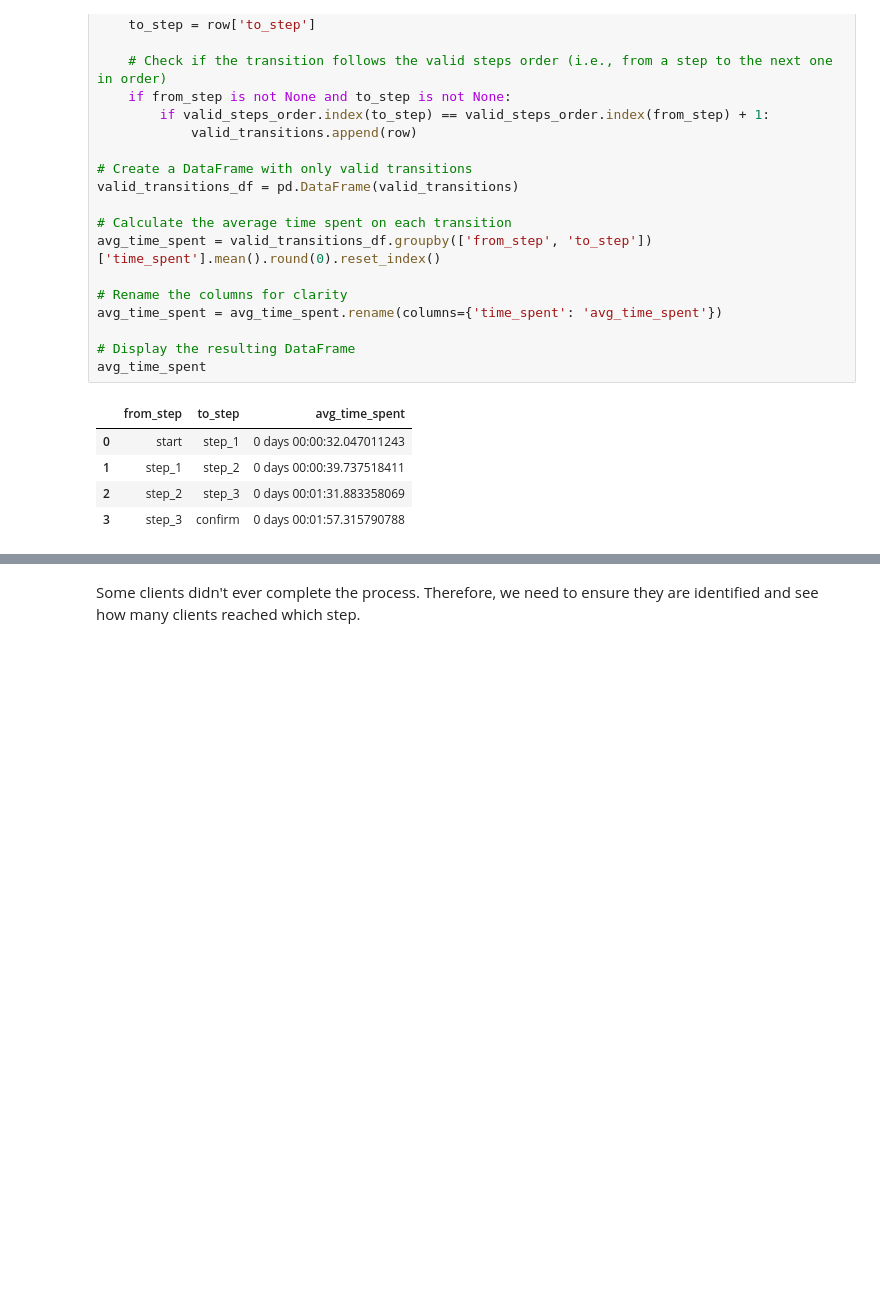
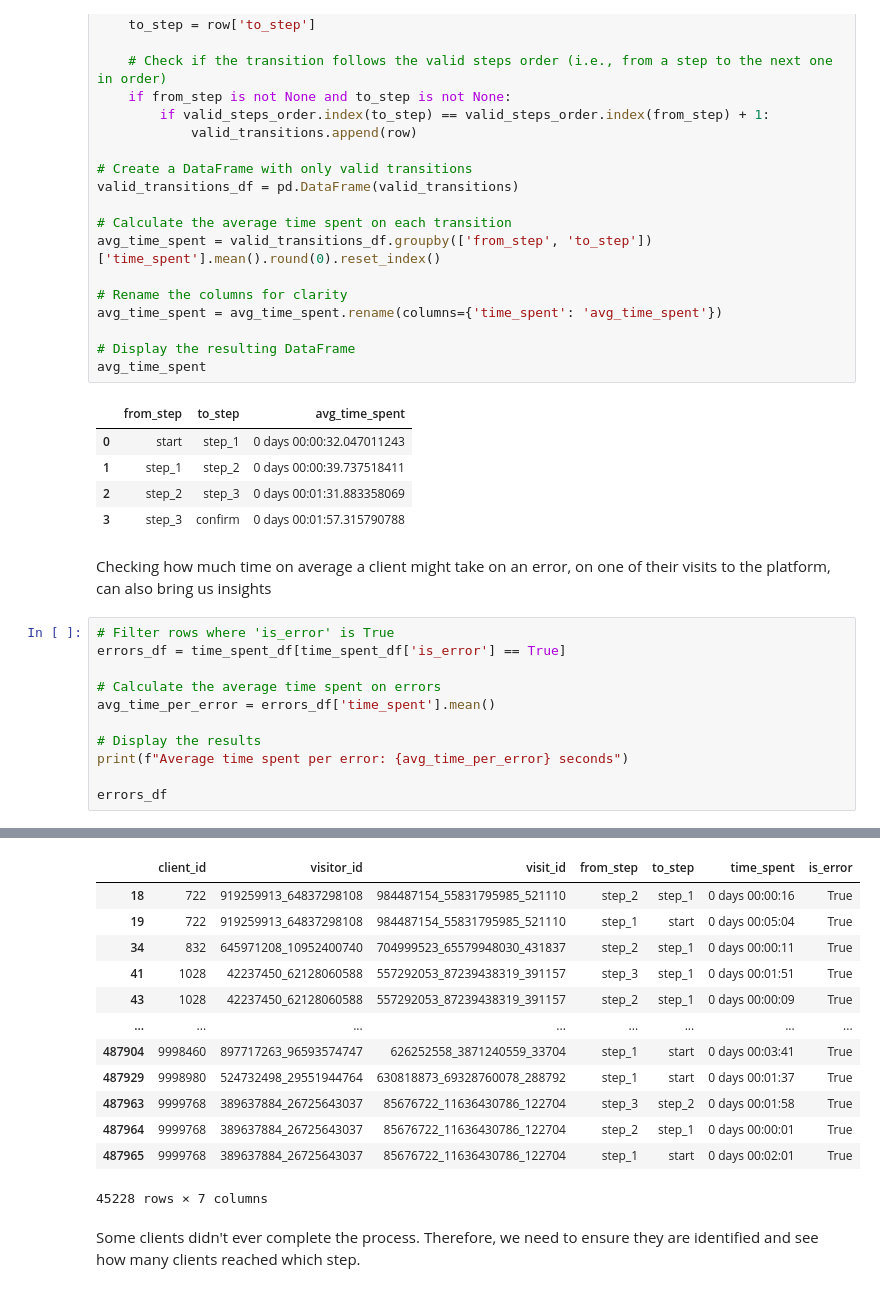
Before and after one commit to johannapfeil/vanguard-ab-test, a Jupyter notebook: notebooks/loading-and-cleaning-data-clara.ipynb, the cells around one changed output, grey strips where cells are left out. Drawn from its saved outputs; the diff is of its cells as text; blank space fills up the shorter version.

```diff
--- a/notebooks/loading-and-cleaning-data-clara.ipynb
+++ b/notebooks/loading-and-cleaning-data-clara.ipynb
@@ -368,3 +368,17 @@ avg_time_spent
 | 1 | step_1 | step_2 | 0 days 00:00:39.737518411 |
 | 2 | step_2 | step_3 | 0 days 00:01:31.883358069 |
 | 3 | step_3 | confirm | 0 days 00:01:57.315790788 |
+# %% [markdown]
+Checking how much time on average a client might take on an error, on one of their visits to the platform, can also bring us insights
+# %%
+# Filter rows where 'is_error' is True
+errors_df = time_spent_df[time_spent_df['is_error'] == True]
+
+# Calculate the average time spent on errors
+avg_time_per_error = errors_df['time_spent'].mean()
+
+# Display the results
+print(f"Average time spent per error: {avg_time_per_error} seconds")
+
+errors_df
+# %% [output]
@@ -371,3 +386,16 @@ avg_time_spent
+|  | client_id | visitor_id | visit_id | from_step | to_step | time_spent | is_error |
+| 18 | 722 | 919259913_64837298108 | 984487154_55831795985_521110 | step_2 | step_1 | 0 days 00:00:16 | True |
+| 19 | 722 | 919259913_64837298108 | 984487154_55831795985_521110 | step_1 | start | 0 days 00:05:04 | True |
+| 34 | 832 | 645971208_10952400740 | 704999523_65579948030_431837 | step_2 | step_1 | 0 days 00:00:11 | True |
+| 41 | 1028 | 42237450_62128060588 | 557292053_87239438319_391157 | step_3 | step_1 | 0 days 00:01:51 | True |
+| 43 | 1028 | 42237450_62128060588 | 557292053_87239438319_391157 | step_2 | step_1 | 0 days 00:00:09 | True |
+| ... | ... | ... | ... | ... | ... | ... | ... |
+| 487904 | 9998460 | 897717263_96593574747 | 626252558_3871240559_33704 | step_1 | start | 0 days 00:03:41 | True |
+| 487929 | 9998980 | 524732498_29551944764 | 630818873_69328760078_288792 | step_1 | start | 0 days 00:01:37 | True |
+| 487963 | 9999768 | 389637884_26725643037 | 85676722_11636430786_122704 | step_3 | step_2 | 0 days 00:01:58 | True |
+| 487964 | 9999768 | 389637884_26725643037 | 85676722_11636430786_122704 | step_2 | step_1 | 0 days 00:00:01 | True |
+| 487965 | 9999768 | 389637884_26725643037 | 85676722_11636430786_122704 | step_1 | start | 0 days 00:02:01 | True |
+45228 rows × 7 columns
 # %% [markdown]
 Some clients didn't ever complete the process. Therefore, we need to ensure they are identified and see how many clients reached which step.
 # %%
```
Also changed, not shown: parts of 6 cells of this notebook, 2 other files.
